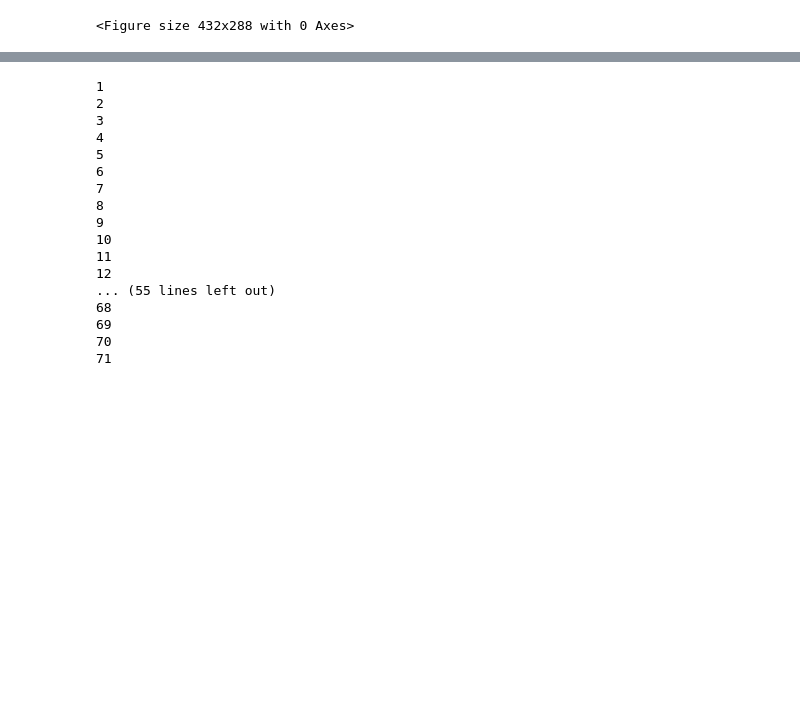
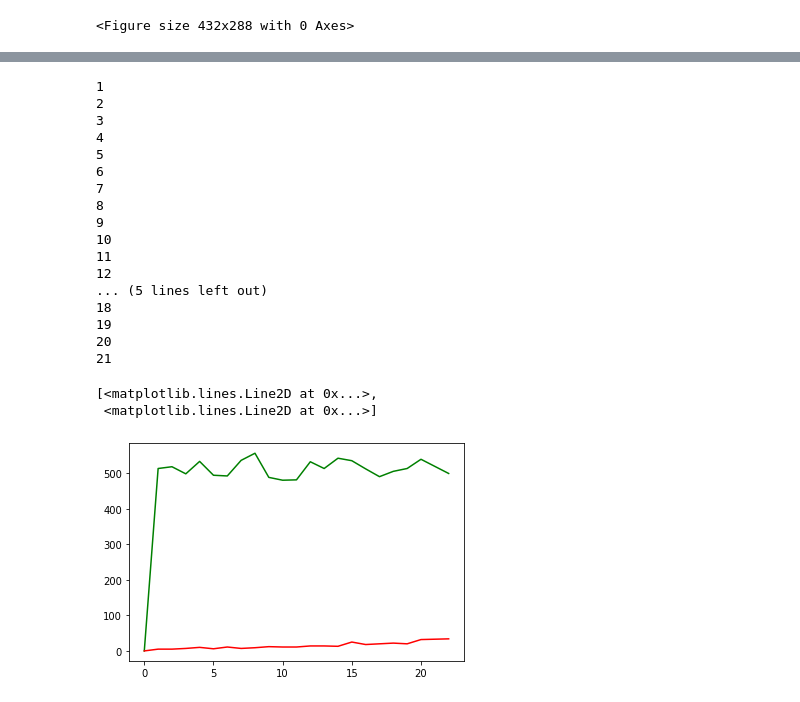
Before and after one commit to CarloGraziani/COVID_Surveillance, a Jupyter notebook: jupyter/viral_dynamics.ipynb, the cells around one changed output, grey strips where cells are left out. Cells and saved outputs as stored; diff of their text form; code cells hidden in the pictures; blank space fills up the shorter version.

```diff
--- a/jupyter/viral_dynamics.ipynb
+++ b/jupyter/viral_dynamics.ipynb
@@ -139,11 +139,11 @@ n_tests = [0]; n_positives = [0];
 # Set population size and duration of the epidemic
 pop_size = 10000
 pop_id = [id for id in range(pop_size)]
-duration = 150  #150
+duration = 22  #150
 
 # Set parameters for epidemic model
 R0 = 1.8
-mu = 5.0E-08
+mu = 0.0 #.0E-08
 nu = 0.1
 par=tf.constant(np.array([[R0, mu, nu]], dtype = np.float32))
 
@@ -159,7 +159,7 @@ v_threshold = 170306.4 * 1E-05
 prob_s_i = 0.55
 # Probability of symptoms and no infection
 # Every year 9% of world population is infected by seasonal flu
-prob_s_ibar = 0.1
+prob_s_ibar = 0.05
 # False postive probability
 prob_fp = 0
 
@@ -319,42 +319,45 @@ while time < duration-1:
         v = results.states[:,0,0]
         v_tau = v[...,tau].numpy()
 #         print(v_tau)
-        if v_tau > 10000.0: #v_threshold:
+        if v_tau > v_threshold:
             pos1.append(1)
         else:
             pos1.append(0)
 #     print('printing pos1')
 #     print(pos1)
     # Positives among uninfected
     pos2 = [id for id in smp_ibar if int(np.random.binomial(1, prob_fp, 1)) == 1]
 #      print('printing pos2')
 
     # All positive tests
     pos = pos1 + pos2
     n_positives.append(sum(pos))
 #     print(n_positives)
     # Update historical set of all positive individuals
     positives = positives + pos
 
     print(time)
 
 import matplotlib.pyplot as plt
 plt.plot(t, n_tests,"g-", t, n_positives, "r-")
 # %% [output]
 1
 2
 3
 4
 5
 6
 7
 8
 9
 10
 11
 12
-... (55 lines left out)
-68
-69
-70
-71
+... (5 lines left out)
+18
+19
+20
+21
+[<matplotlib.lines.Line2D at 0x...>,
+ <matplotlib.lines.Line2D at 0x...>]
+[figure, added]
```
Also changed, not shown: parts of 7 cells of this notebook, 9 other files.
